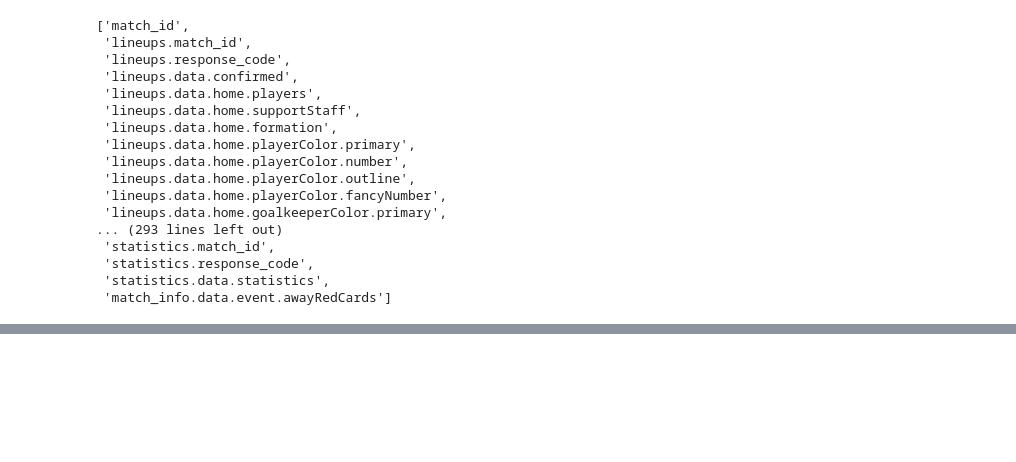
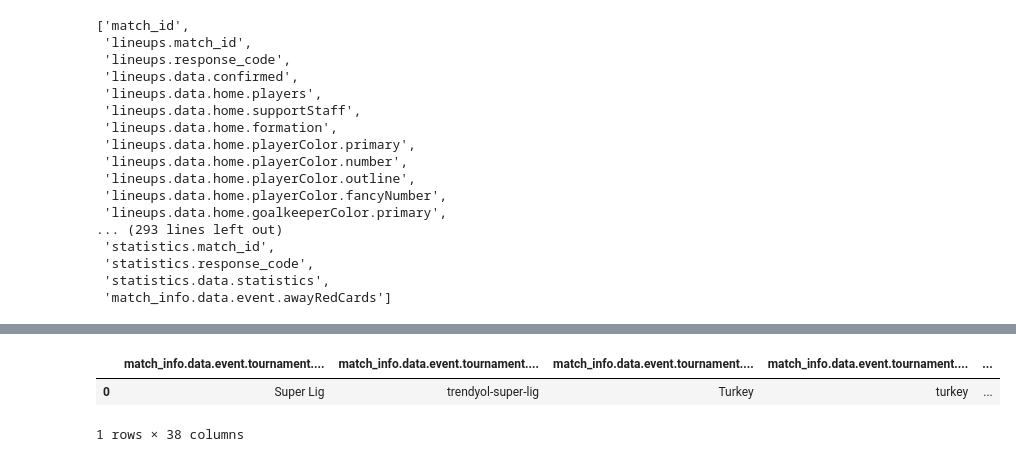
Before and after one commit to Ahmetyldrr/FxF, a Jupyter notebook: DataBaseKontrol.ipynb, the cells around one changed output, grey strips where cells are left out. Saved outputs shown, nothing was run; the diff lists cells and outputs as text; code cells hidden in the pictures; blank space fills up the shorter version.

```diff
--- a/DataBaseKontrol.ipynb
+++ b/DataBaseKontrol.ipynb
@@ -63,0 +146,6 @@ columns
+# %%
+tournament.drop_duplicates()
+# %% [output]
+|  | match_info.data.event.tournament.... | match_info.data.event.tournament.... | match_info.data.event.tournament.... | match_info.data.event.tournament.... | ... |
+| 0 | Super Lig | trendyol-super-lig | Turkey | turkey | ... |
+1 rows × 38 columns
```
Also changed, not shown: parts of 5 cells of this notebook, 4 other files.
